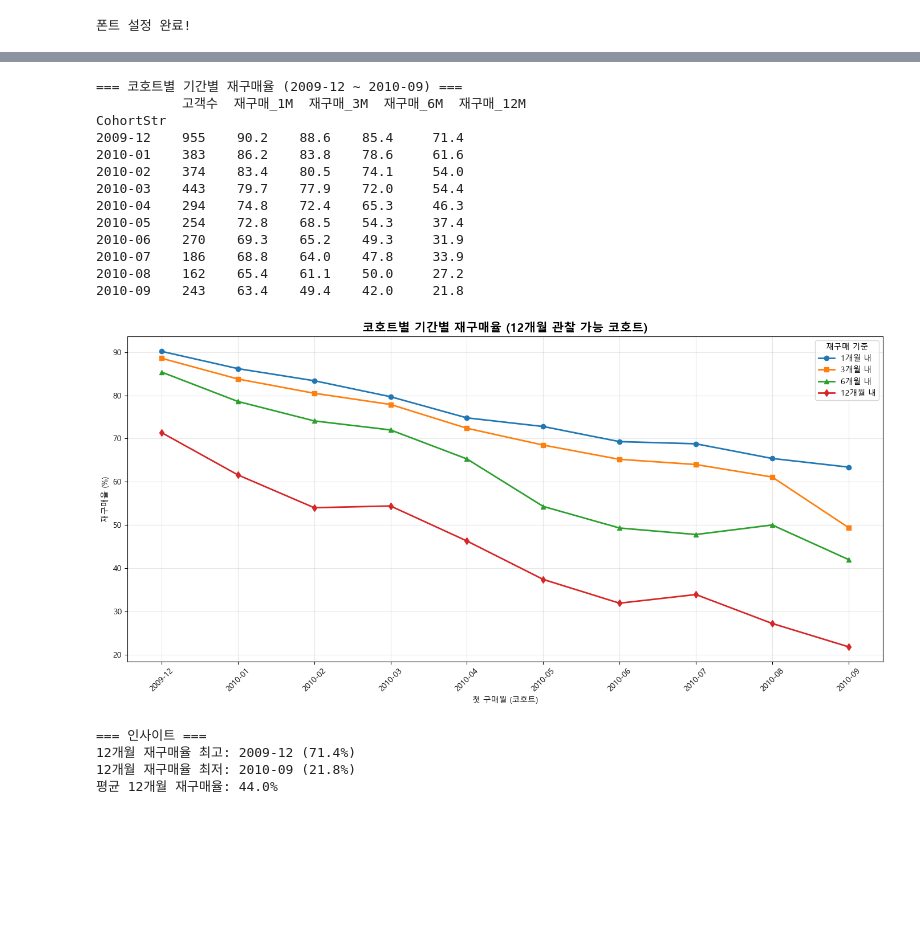
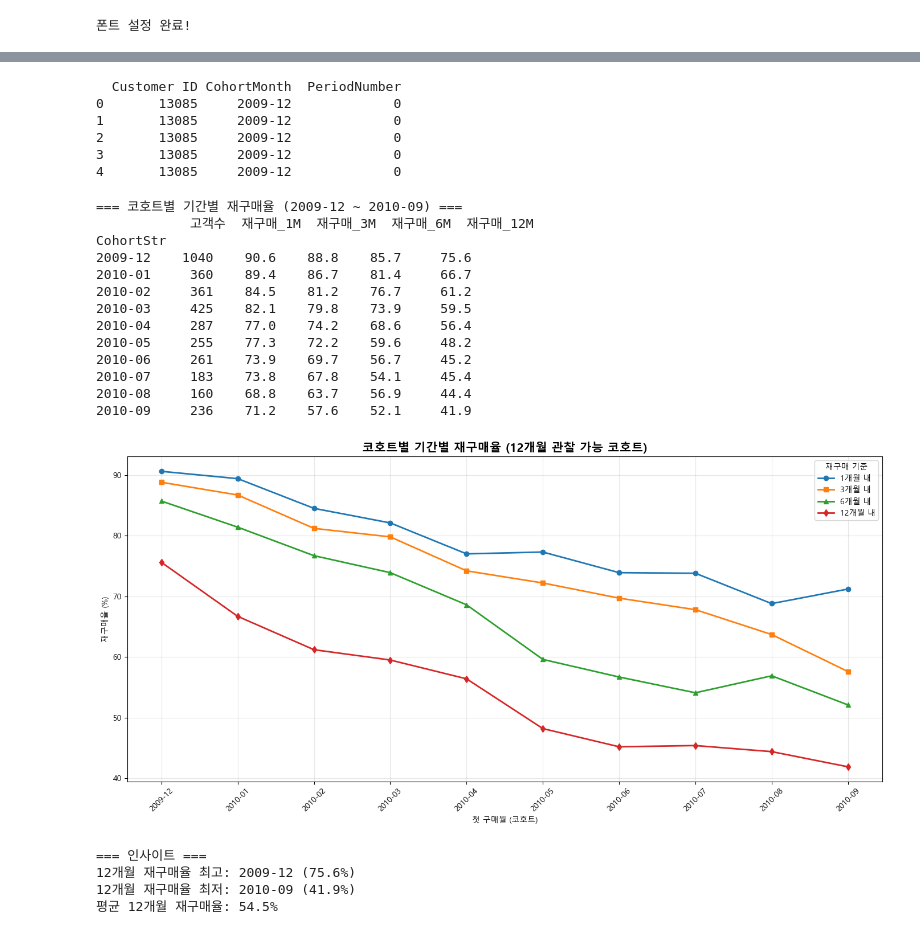
Before and after one commit to yeseok-Kim/ACK_2_Cohort_Transformer, a Jupyter notebook: cohort/N개월 내 재구매 코호트.ipynb, the cells around one changed output, grey strips where cells are left out. Cells and saved outputs as stored; diff of their text form; code cells hidden in the pictures; blank space fills up the shorter version.

Commit message:
N개월 내 코호트 재구매율

```diff
--- a/cohort/N개월 내 재구매 코호트.ipynb
+++ b/cohort/N개월 내 재구매 코호트.ipynb
@@ -61,23 +12,0 @@ Test 기간: 2011-10-02 10:32:00 ~ 2011-12-09 12:50:00
-# %%
-# 1. 합치기
-df = pd.concat([df_2009, df_2010], ignore_index=True)
-print(f"2009-2010 시트: {len(df_2009):,}행")
-print(f"2010-2011 시트: {len(df_2010):,}행")
-print(f"합친 후 전체: {len(df):,}행")
-
-# 2. 날짜 범위 확인
-print(f"\n날짜 범위:")
-print(f"시작: {df['InvoiceDate'].min()}")
-print(f"종료: {df['InvoiceDate'].max()}")
-
-# 3. 결측치 확인
-print(f"\n결측치:")
-print(df.isnull().sum())
-
-# 4. 중복행 확인
-print(f"\n중복행: {df.duplicated().sum():,}개")
-
-# 칼럼별 결측치 + 사분위수 함께 보기
-desc = df.describe()
-desc.loc['missing'] = df.isnull().sum()
-print(desc)
@@ -138,3 +13,26 @@ Customer ID 결측치 제거 후: 674,213행
+# %%
+# 코호트 컬럼 생성
+
+# Customer ID 없는 행 제거 (코호트 분석 불가)
+df = df.dropna(subset=['Customer ID'])
+
+# 각 거래가 속한 '연-월' (일 단위 제거)
+df['InvoiceMonth'] = df['InvoiceDate'].dt.to_period('M')
+
+# 고객별 첫 구매월 = 코호트
+df['CohortMonth'] = df.groupby('Customer ID')['InvoiceMonth'].transform('min')
+
+# 코호트로부터 몇 개월 경과 (0=첫 구매달)
+df['PeriodNumber'] = (df['InvoiceMonth'] - df['CohortMonth']).apply(lambda x: x.n)
+
+print(df[['Customer ID', 'CohortMonth', 'PeriodNumber']].head())
+# %% [output]
+  Customer ID CohortMonth  PeriodNumber
+0       13085     2009-12             0
+1       13085     2009-12             0
+2       13085     2009-12             0
+3       13085     2009-12             0
+4       13085     2009-12             0
 # %%
 import pandas as pd
 import numpy as np
@@ -143,7 +41,7 @@ plt.rcParams['font.family'] = 'Malgun Gothic'
 plt.rcParams['axes.unicode_minus'] = False
 
 # 고객별 최대 경과 개월
-customer_repurchase = df_train.groupby('Customer ID').agg(
+customer_repurchase = df.groupby('Customer ID').agg(
     CohortMonth = ('CohortMonth', 'first'),
     MaxPeriod   = ('PeriodNumber', 'max')
 ).reset_index()
@@ -173,49 +71,49 @@ print(cohort_repurchase.to_string())
 
 # 시각화
 fig, ax = plt.subplots(figsize=(14, 7))
 
 x = range(len(cohort_repurchase))
 ax.plot(x, cohort_repurchase['재구매_1M'], marker='o', label='1개월 내', linewidth=2)
 ax.plot(x, cohort_repurchase['재구매_3M'], marker='s', label='3개월 내', linewidth=2)
 ax.plot(x, cohort_repurchase['재구매_6M'], marker='^', label='6개월 내', linewidth=2)
 ax.plot(x, cohort_repurchase['재구매_12M'], marker='d', label='12개월 내', linewidth=2)
 
 ax.set_xticks(x)
 ax.set_xticklabels(cohort_repurchase.index, rotation=45)
 ax.set_title('코호트별 기간별 재구매율 (12개월 관찰 가능 코호트)',
              fontsize=15, fontweight='bold')
 ax.set_xlabel('첫 구매월 (코호트)')
 ax.set_ylabel('재구매율 (%)')
 ax.legend(title='재구매 기준')
 ax.grid(True, alpha=0.3)
 plt.tight_layout()
 plt.savefig('cohort_repurchase_2010_09.png', dpi=150)
 plt.show()
 
 # 인사이트
 print(f"\n=== 인사이트 ===")
 print(f"12개월 재구매율 최고: {cohort_repurchase['재구매_12M'].idxmax()} ({cohort_repurchase['재구매_12M'].max()}%)")
 print(f"12개월 재구매율 최저: {cohort_repurchase['재구매_12M'].idxmin()} ({cohort_repurchase['재구매_12M'].min()}%)")
 print(f"평균 12개월 재구매율: {cohort_repurchase['재구매_12M'].mean():.1f}%")
 # %% [output]
 === 코호트별 기간별 재구매율 (2009-12 ~ 2010-09) ===
-           고객수  재구매_1M  재구매_3M  재구매_6M  재구매_12M
+            고객수  재구매_1M  재구매_3M  재구매_6M  재구매_12M
 CohortStr
-2009-12    955    90.2    88.6    85.4     71.4
-2010-01    383    86.2    83.8    78.6     61.6
-2010-02    374    83.4    80.5    74.1     54.0
-2010-03    443    79.7    77.9    72.0     54.4
-2010-04    294    74.8    72.4    65.3     46.3
-2010-05    254    72.8    68.5    54.3     37.4
-2010-06    270    69.3    65.2    49.3     31.9
-2010-07    186    68.8    64.0    47.8     33.9
-2010-08    162    65.4    61.1    50.0     27.2
-2010-09    243    63.4    49.4    42.0     21.8
+2009-12    1040    90.6    88.8    85.7     75.6
+2010-01     360    89.4    86.7    81.4     66.7
+2010-02     361    84.5    81.2    76.7     61.2
+2010-03     425    82.1    79.8    73.9     59.5
+2010-04     287    77.0    74.2    68.6     56.4
+2010-05     255    77.3    72.2    59.6     48.2
+2010-06     261    73.9    69.7    56.7     45.2
+2010-07     183    73.8    67.8    54.1     45.4
+2010-08     160    68.8    63.7    56.9     44.4
+2010-09     236    71.2    57.6    52.1     41.9
-[figure, old version]
+[figure, new version]
 === 인사이트 ===
-12개월 재구매율 최고: 2009-12 (71.4%)
-12개월 재구매율 최저: 2010-09 (21.8%)
-평균 12개월 재구매율: 44.0%
+12개월 재구매율 최고: 2009-12 (75.6%)
+12개월 재구매율 최저: 2010-09 (41.9%)
+평균 12개월 재구매율: 54.5%
 # %%
 import pandas as pd
 import numpy as np
```
Also changed, not shown: parts of 6 cells of this notebook, 1 other file.
